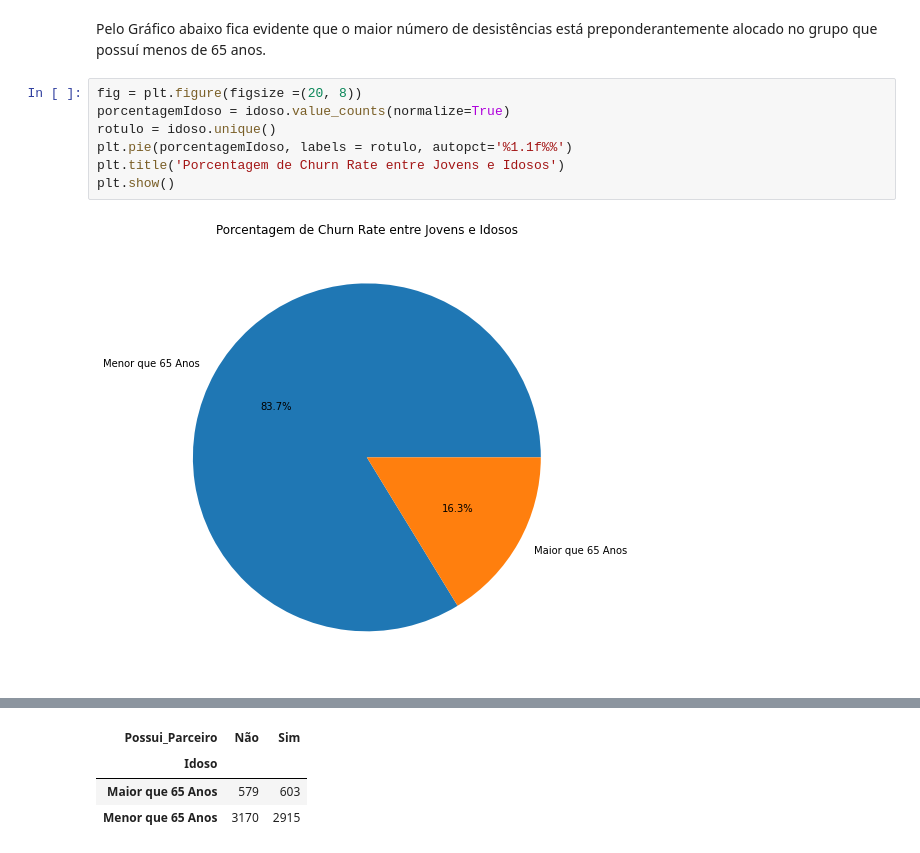
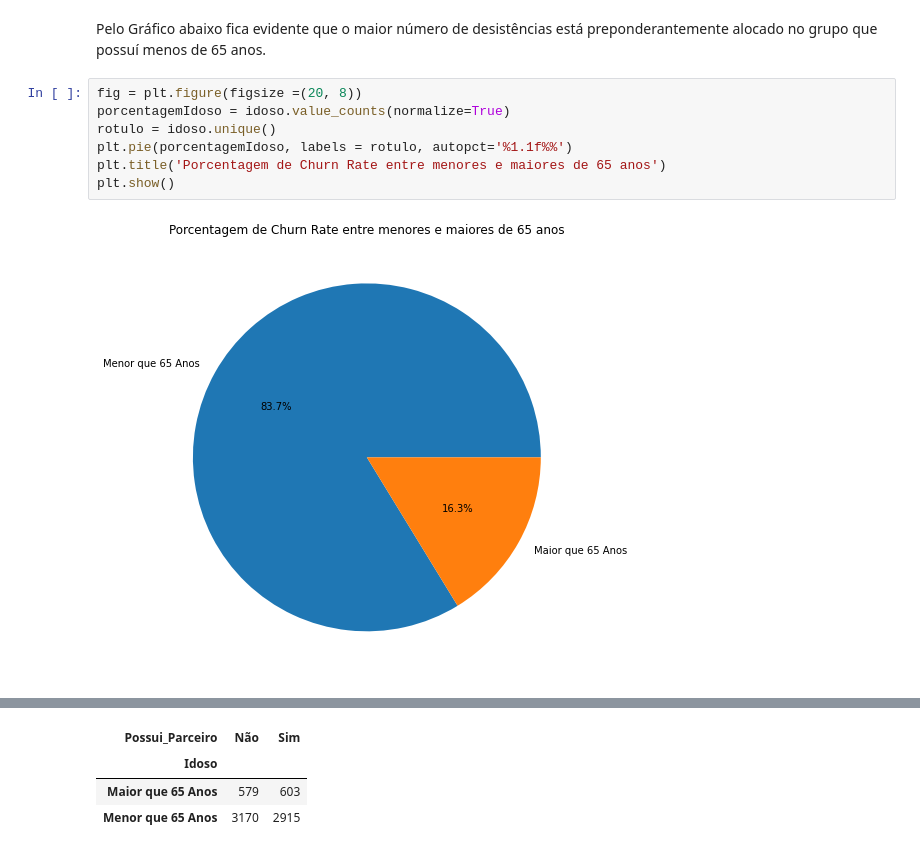
Before and after one commit to wellingtonsouza32/ChallengeAlura, a Jupyter notebook: challenge_semana_1.ipynb, the cells around one changed output, grey strips where cells are left out. Saved outputs shown, nothing was run; the diff lists cells and outputs as text.

```diff
--- a/challenge_semana_1.ipynb
+++ b/challenge_semana_1.ipynb
@@ -397,12 +399,12 @@ Pelo Gráfico abaixo fica evidente que o maior número de desistências está pr
 # %%
 fig = plt.figure(figsize =(20, 8))
 porcentagemIdoso = idoso.value_counts(normalize=True)
 rotulo = idoso.unique()
 plt.pie(porcentagemIdoso, labels = rotulo, autopct='%1.1f%%')
-plt.title('Porcentagem de Churn Rate entre Jovens e Idosos')
+plt.title('Porcentagem de Churn Rate entre menores e maiores de 65 anos')
 plt.show()
 # %% [output]
-[figure, old version]
+[figure, new version]
 # %%
 parceiro = df_aluravoz['Possui_Parceiro'].apply(lambda x:'Sim' if x == 'Yes' else
                                                       'Não')
```
Also changed, not shown: parts of 5 cells of this notebook.
